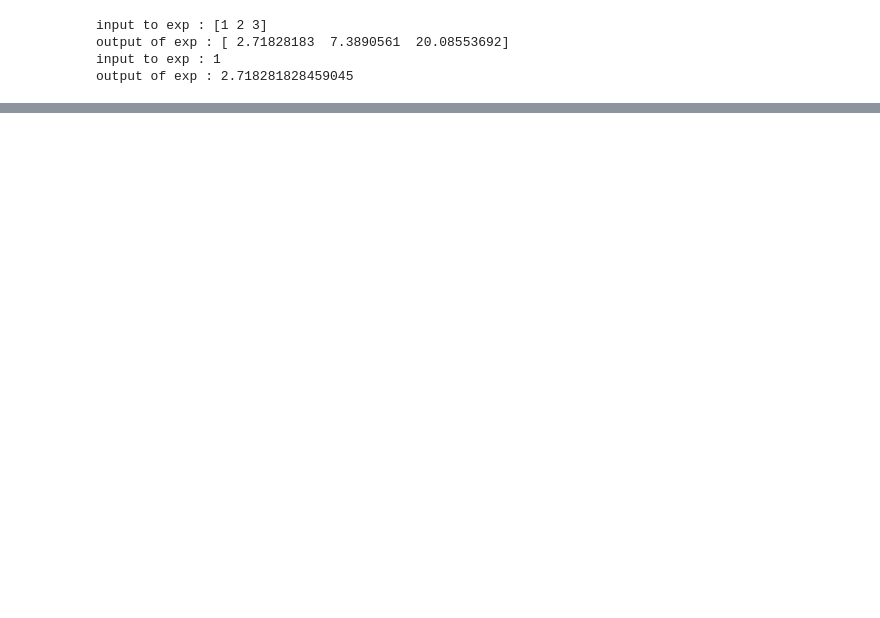
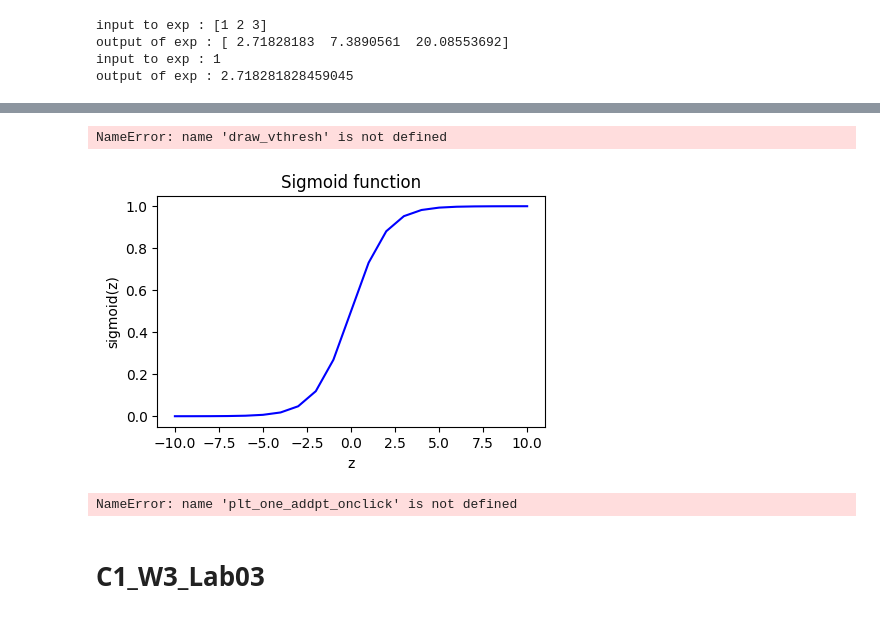
Before and after one commit to afif-af/ml_spacialization, a Jupyter notebook: supervisedWeek03.ipynb, the cells around one changed output, grey strips where cells are left out. Cells and saved outputs as stored; diff of their text form; code cells hidden in the pictures; blank space fills up the shorter version.

```diff
--- a/supervisedWeek03.ipynb
+++ b/supervisedWeek03.ipynb
@@ -20,3 +20,13 @@ input to exp : [1 2 3]
 output of exp : [ 2.71828183  7.3890561  20.08553692]
 input to exp : 1
 output of exp : 2.718281828459045
+# %%
+def sigmoid(z):
+  g=1/(1+np.exp(-z))
+  return g
+# %%
+z_tmp=np.arange(-10,11)
+y=sigmoid(z_tmp)
+np.set_printoptions(precision=3)
+print("input (z) sigmoid(z)")
+print(np.c_[z_tmp,y])
@@ -22,0 +51,10 @@ output of exp : 2.718281828459045
+# %%
+fig ,ax=plt.subplots(1,1,figsize=(5,3))
+ax.plot(z_tmp,y,c='b')
+ax.set_title("Sigmoid function")
+ax.set_ylabel('sigmoid(z)')
+ax.set_xlabel('z')
+draw_vthresh(ax,0)
+# %% [output]
+NameError: name 'draw_vthresh' is not defined
+[figure, added]
@@ -22,0 +67,7 @@ output of exp : 2.718281828459045
+# %%
+plt.close('all')
+addpt = plt_one_addpt_onclick( x_train,y_train, w_in, b_in, logistic=True)
+# %% [output]
+NameError: name 'plt_one_addpt_onclick' is not defined
+# %% [markdown]
+# C1_W3_Lab03
```
Also changed, not shown: parts of 22 cells of this notebook.
